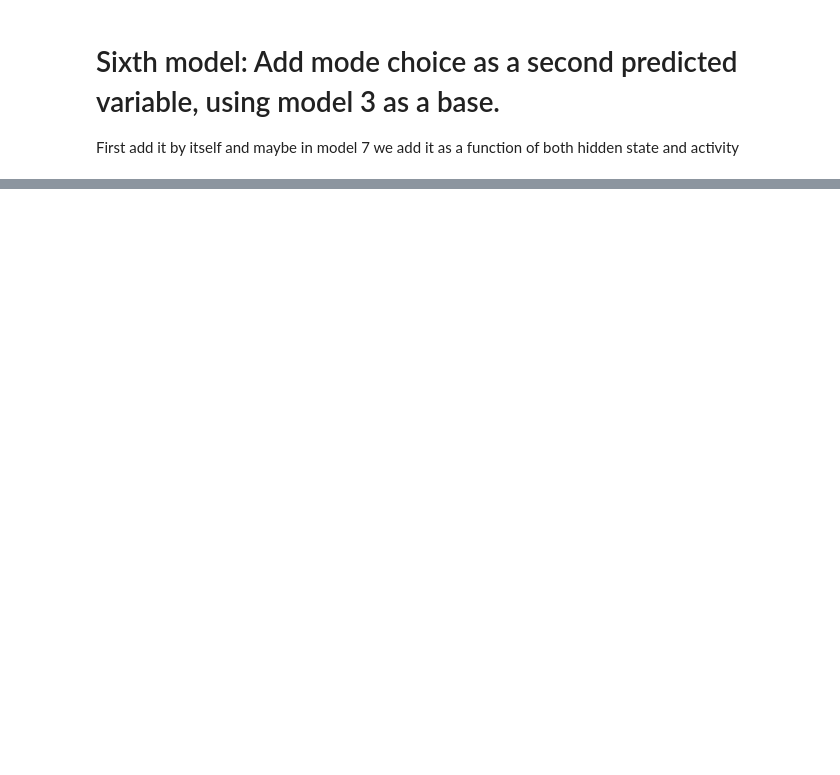
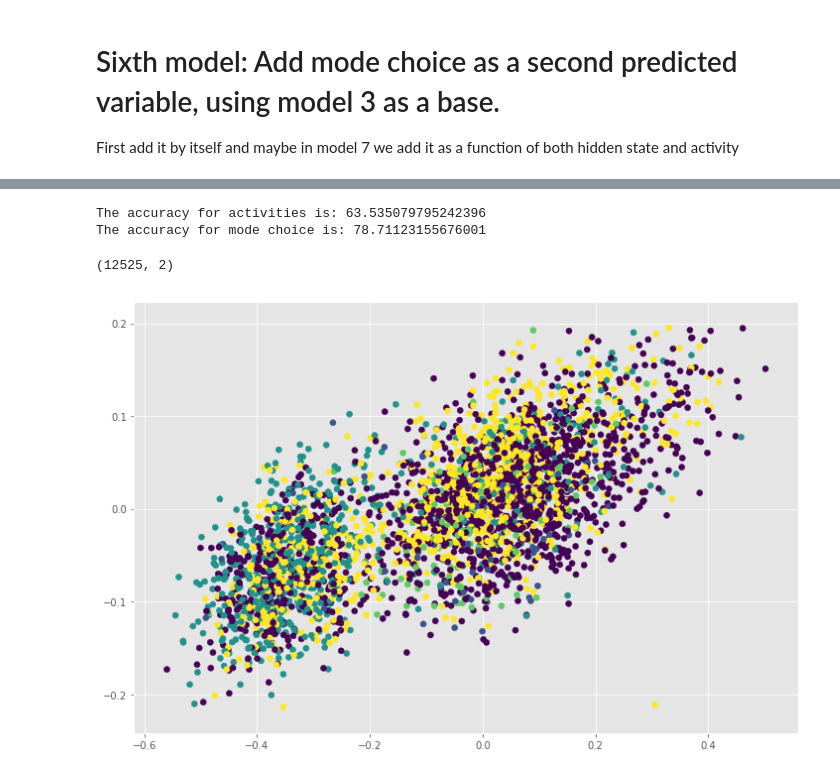
Before and after one commit to stas97/42186-model-based-machine-learning, a Jupyter notebook: Project/Untitled.ipynb, the cells around one changed output, grey strips where cells are left out. Saved outputs shown, nothing was run; the diff lists cells and outputs as text; code cells hidden in the pictures; blank space fills up the shorter version.

```diff
--- a/Project/Untitled.ipynb
+++ b/Project/Untitled.ipynb
@@ -941,0 +1182,18 @@ np.sum(last_A == pred_A)*100/len(last_A)
+# %%
+# Hyperparameter:
+HS = 2
+
+# prepare data for Stan model
+data = {'N':    df.shape[0],                # Number of observations (trips)
+        'N_I':  len(set(df.SessionId)),     # Number of individuals
+        'N_A':  len(set(df.TripPurpGroup)), # Number of activities
+        'N_MC': len(set(df.PrimMode)), # Number of activities
+        'N_HS': HS,                         # Number of hidden states
+        'N_ST': len(list_ST),               # Number of spatio-temporal features
+
+        'trip_idx': np.concatenate(([0], trip_idx.values)),# Indexes of trips by individual,i.e., the cumulative sum of trips
+
+        'ST': df[list_ST],                  # Spatio-temporal features
+
+        'A':  df['TripPurpGroup'].values,   # Activities
+        'MC': df['PrimMode'].values}   # Mode choice
@@ -941,0 +1205,7 @@ np.sum(last_A == pred_A)*100/len(last_A)
+# %%
+# In order to evaluate the model we need to extract the last hidden state per person and the betas from hidden state to activity
+hidden_states = pystan_utils.vb_extract_variable(fit, "hidden", var_type="matrix", dims=[-1, HS])
+beta_hs_a     = pystan_utils.vb_extract_variable(fit, "beta_hs_a", var_type="matrix", dims=[HS, len(set(df.TripPurpGroup))])
+beta_hs_mc    = pystan_utils.vb_extract_variable(fit, "beta_hs_mc", var_type="matrix", dims=[HS, len(set(df.PrimMode))])
+alpha_a       = pystan_utils.vb_extract_variable(fit, "alpha_a", var_type="matrix", dims=[-1, len(set(df.TripPurpGroup))])
+alpha_mc      = pystan_utils.vb_extract_variable(fit, "alpha_mc", var_type="matrix", dims=[-1, len(set(df.PrimMode))])
@@ -941,0 +1221,5 @@ np.sum(last_A == pred_A)*100/len(last_A)
+# %%
+last_trip = trip_idx-1
+last_A    = df['TripPurpGroup'].values[last_trip]-1 # We have to take 1 because of python indexing
+last_MC   = df['PrimMode'].values[last_trip]-1 # We have to take 1 because of python indexing
+last_hs   = hidden_states[last_trip, :]
@@ -941,0 +1229,28 @@ np.sum(last_A == pred_A)*100/len(last_A)
+# %%
+print('The accuracy for activities is: {}'.format(np.sum(last_A == pred_A)*100/len(last_A)))
+print('The accuracy for mode choice is: {}'.format(np.sum(last_MC == pred_MC)*100/len(last_MC)))
+# ACTIVITY
+# For 2  HS  63.535079795242396 % of accuracy
+# For 5  HS  60.88527551942186 % of accuracy
+# For 10 HS  64.19753086419753 % of accuracy
+# For 15 HS  61.75850647395363 % of accuracy
+
+# MODE CHOICE
+# For 2  HS  78.71123155676001 % of accuracy
+# For 5  HS  76.24209575429087 % of accuracy
+# For 10 HS  75.06775067750678 % of accuracy
+# For 15 HS  75.24841915085817 % of accuracy
+# %% [output]
+The accuracy for activities is: 63.535079795242396
+The accuracy for mode choice is: 78.71123155676001
+# %%
+first_trip = np.concatenate(([0], trip_idx.values+1))[:-1]
+first_hs   = hidden_states[first_trip-1, :]
+# %%
+hidden_states.shape
+# %% [output]
+(12525, 2)
+# %%
+plt.scatter(first_hs[:,0], first_hs[:,1], c=last_A);
+# %% [output]
+[figure, added]
```
Also changed, not shown: parts of 84 cells of this notebook, 3 other files.
